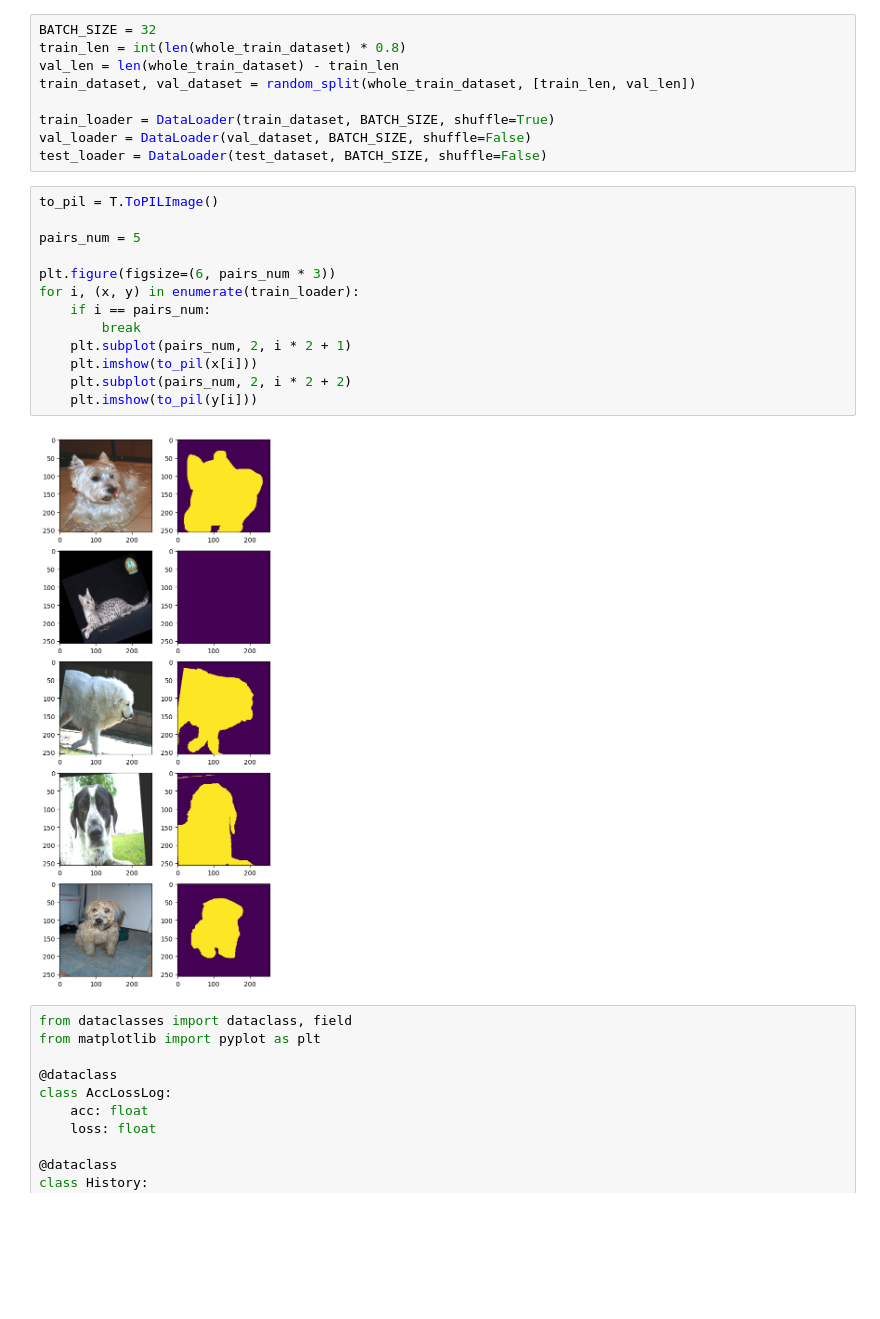
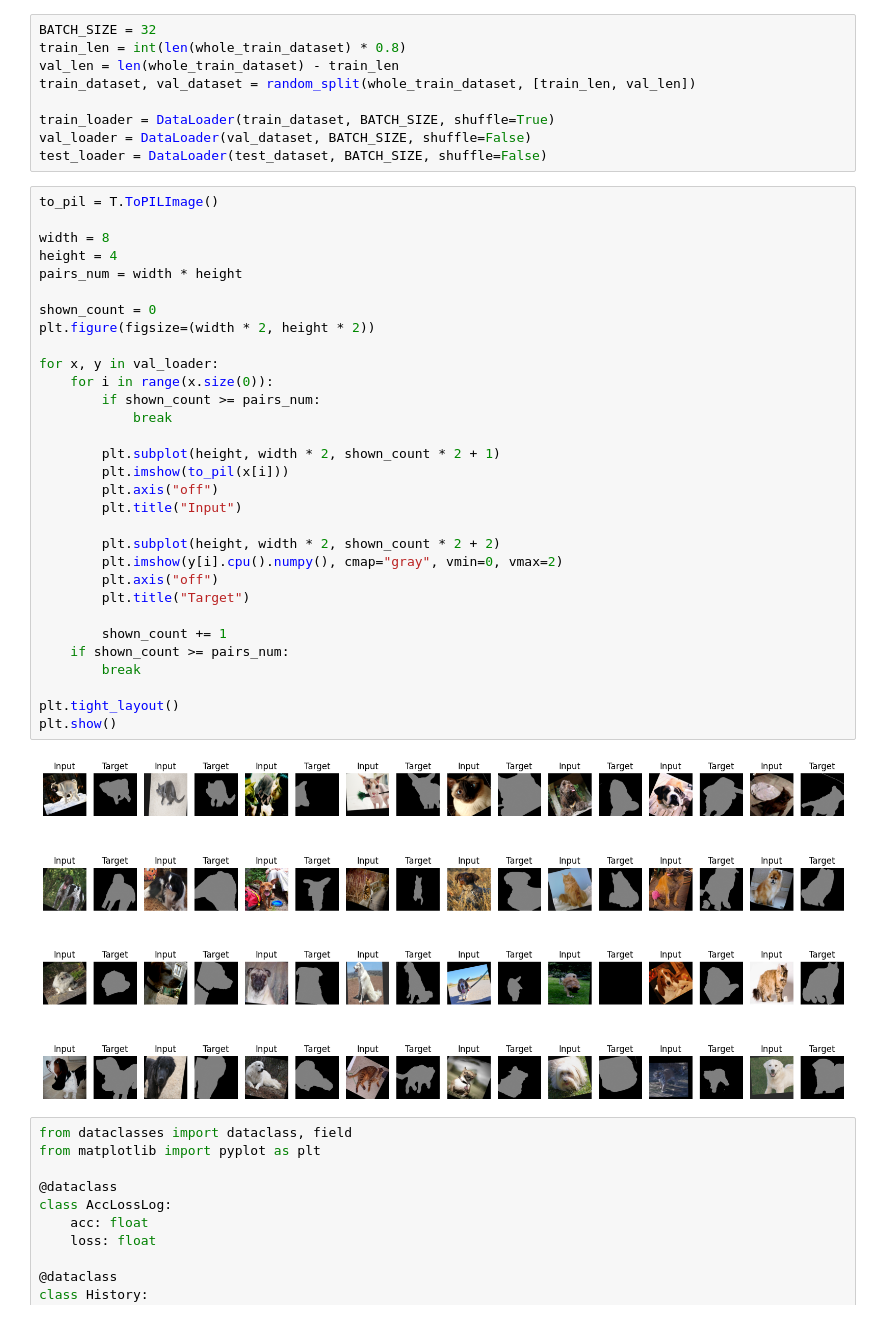
Before and after one commit to DaHL-gh/computer-vision, a Jupyter notebook: lab3/lab3.ipynb, the cells around one changed output. Saved outputs shown, nothing was run; the diff lists cells and outputs as text; blank space fills up the shorter version.

```diff
--- a/lab3/lab3.ipynb
+++ b/lab3/lab3.ipynb
@@ -126,18 +162,36 @@ test_loader = DataLoader(test_dataset, BATCH_SIZE, shuffle=False)
 # %%
 to_pil = T.ToPILImage()
 
-pairs_num = 5
+width = 8
+height = 4
+pairs_num = width * height
 
-plt.figure(figsize=(6, pairs_num * 3))
-for i, (x, y) in enumerate(train_loader):
-    if i == pairs_num:
+shown_count = 0
+plt.figure(figsize=(width * 2, height * 2))
+
+for x, y in val_loader:
+    for i in range(x.size(0)):
+        if shown_count >= pairs_num:
+            break
+
+        plt.subplot(height, width * 2, shown_count * 2 + 1)
+        plt.imshow(to_pil(x[i]))
+        plt.axis("off")
+        plt.title("Input")
+
+        plt.subplot(height, width * 2, shown_count * 2 + 2)
+        plt.imshow(y[i].cpu().numpy(), cmap="gray", vmin=0, vmax=2)
+        plt.axis("off")
+        plt.title("Target")
+
+        shown_count += 1
+    if shown_count >= pairs_num:
         break
-    plt.subplot(pairs_num, 2, i * 2 + 1)
-    plt.imshow(to_pil(x[i]))
-    plt.subplot(pairs_num, 2, i * 2 + 2)
-    plt.imshow(to_pil(y[i]))
+
+plt.tight_layout()
+plt.show()
 # %% [output]
-[figure, old version]
+[figure, new version]
 # %%
 from dataclasses import dataclass, field
 from matplotlib import pyplot as plt
```
Also changed, not shown: parts of 11 cells of this notebook.
